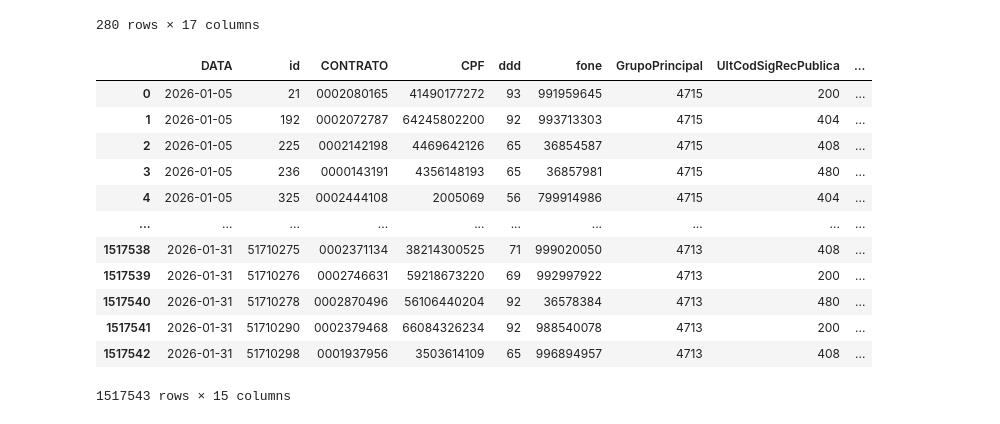
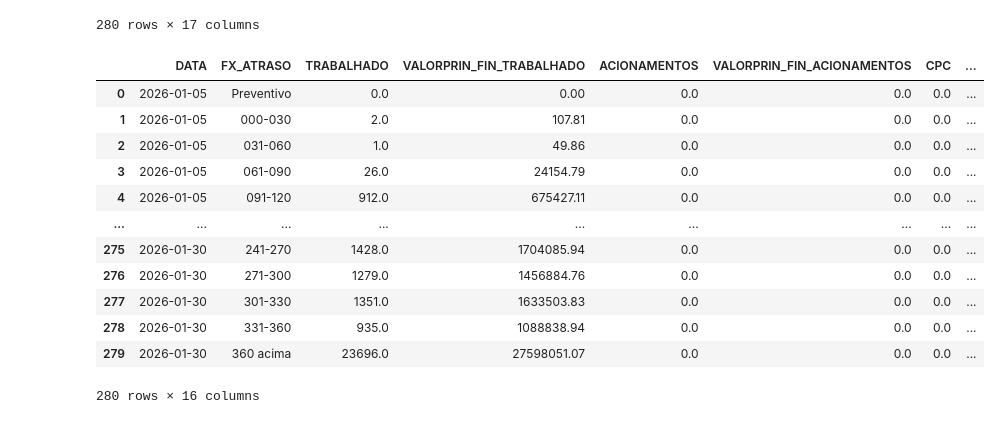
Before and after one commit to Claudiano-alves/Data-Analysis-Portfolio, a Jupyter notebook: Projects/notebooks/data_wrangling_ouze.ipynb, the cells around one changed output. Drawn from its saved outputs; the diff is of its cells as text; code cells hidden in the pictures.

```diff
--- a/Projects/notebooks/data_wrangling_ouze.ipynb
+++ b/Projects/notebooks/data_wrangling_ouze.ipynb
@@ -204,23 +241,44 @@ df_acionamentos_fxAtraso
 | 278 | 2026-01-30 | 331-360 | HUMANO | 0 | 0.0 | 99.0 | 144973.07 | ... |
 | 279 | 2026-01-30 | 360 acima | HUMANO | 0 | 0.0 | 540.0 | 876013.53 | ... |
 280 rows × 17 columns
-# %%
-from utils.discagens.expert.data_processing import adicionar_operacao
-from Ouze.src.config import GRUPO_PRINCIPAL_MAP
-
-df_discagens_expert_processing = adicionar_operacao(df_discagens_expert, grupo_map=GRUPO_PRINCIPAL_MAP)
-df_discagens_expert_processing
-# %% [output]
-|  | DATA | id | CONTRATO | CPF | ddd | fone | GrupoPrincipal | UltCodSigRecPublica | ... |
-| 0 | 2026-01-05 | 21 | 0002080165 | 41490177272 | 93 | 991959645 | 4715 | 200 | ... |
-| 1 | 2026-01-05 | 192 | 0002072787 | 64245802200 | 92 | 993713303 | 4715 | 404 | ... |
-| 2 | 2026-01-05 | 225 | 0002142198 | 4469642126 | 65 | 36854587 | 4715 | 408 | ... |
-| 3 | 2026-01-05 | 236 | 0000143191 | 4356148193 | 65 | 36857981 | 4715 | 480 | ... |
-| 4 | 2026-01-05 | 325 | 0002444108 | 2005069 | 56 | 799914986 | 4715 | 404 | ... |
-| ... | ... | ... | ... | ... | ... | ... | ... | ... | ... |
-| 1517538 | 2026-01-31 | 51710275 | 0002371134 | 38214300525 | 71 | 999020050 | 4713 | 408 | ... |
-| 1517539 | 2026-01-31 | 51710276 | 0002746631 | 59218673220 | 69 | 992997922 | 4713 | 200 | ... |
-| 1517540 | 2026-01-31 | 51710278 | 0002870496 | 56106440204 | 92 | 36578384 | 4713 | 480 | ... |
-| 1517541 | 2026-01-31 | 51710290 | 0002379468 | 66084326234 | 92 | 988540078 | 4713 | 200 | ... |
-| 1517542 | 2026-01-31 | 51710298 | 0001937956 | 3503614109 | 65 | 996894957 | 4713 | 408 | ... |
-1517543 rows × 15 columns
+# %%
+# from utils.discagens.expert.data_processing import adicionar_operacao
+# from Ouze.src.config import GRUPO_PRINCIPAL_MAP
+
+# df_discagens_expert_processing = adicionar_operacao(df_discagens_expert, grupo_map=GRUPO_PRINCIPAL_MAP)
+# df_discagens_expert_processing
+# # Ouze/src/pipeline_ouze.py
+
+from Ouze.src.config import TRANSFORMACOES_DISCAGENS, DIMENSOES_ACUMULADO
+from utils.discagens.expert.data_processing import aplicar_transformacoes_discagens, enriquecer_com_mailing_calendario, criar_df_tabulacoes_robo, enriquecer_com_tabulacoes_robo
+from utils.discagens.expert.metricas_acumuladas import acionamentos_fxAtraso_dinamico
+
+# Pipeline limpo
+# Aplicar transformações
+df_discagens_com_fx_atraso, df_discagens_sem_fx_atraso = aplicar_transformacoes_discagens(
+    df=df_discagens_expert,
+    config=TRANSFORMACOES_DISCAGENS,
+    df_mailing=df_mailing_hist_processing,
+    df_calendario=df_dw_calendario
+)
+
+df_discagens_expert_processing_treaded = acionamentos_fxAtraso_dinamico(
+    df_com_fx_atraso=df_discagens_com_fx_atraso,
+    df_dw_calendario=df_dw_calendario,
+    dimensoes_agrupamento=DIMENSOES_ACUMULADO
+)
+df_discagens_expert_processing_treaded
+# %% [output]
+|  | DATA | FX_ATRASO | TRABALHADO | VALORPRIN_FIN_TRABALHADO | ACIONAMENTOS | VALORPRIN_FIN_ACIONAMENTOS | CPC | ... |
+| 0 | 2026-01-05 | Preventivo | 0.0 | 0.00 | 0.0 | 0.0 | 0.0 | ... |
+| 1 | 2026-01-05 | 000-030 | 2.0 | 107.81 | 0.0 | 0.0 | 0.0 | ... |
+| 2 | 2026-01-05 | 031-060 | 1.0 | 49.86 | 0.0 | 0.0 | 0.0 | ... |
+| 3 | 2026-01-05 | 061-090 | 26.0 | 24154.79 | 0.0 | 0.0 | 0.0 | ... |
+| 4 | 2026-01-05 | 091-120 | 912.0 | 675427.11 | 0.0 | 0.0 | 0.0 | ... |
+| ... | ... | ... | ... | ... | ... | ... | ... | ... |
+| 275 | 2026-01-30 | 241-270 | 1428.0 | 1704085.94 | 0.0 | 0.0 | 0.0 | ... |
+| 276 | 2026-01-30 | 271-300 | 1279.0 | 1456884.76 | 0.0 | 0.0 | 0.0 | ... |
+| 277 | 2026-01-30 | 301-330 | 1351.0 | 1633503.83 | 0.0 | 0.0 | 0.0 | ... |
+| 278 | 2026-01-30 | 331-360 | 935.0 | 1088838.94 | 0.0 | 0.0 | 0.0 | ... |
+| 279 | 2026-01-30 | 360 acima | 23696.0 | 27598051.07 | 0.0 | 0.0 | 0.0 | ... |
+280 rows × 16 columns
```
Also changed, not shown: parts of 9 cells of this notebook, 9 other files.
